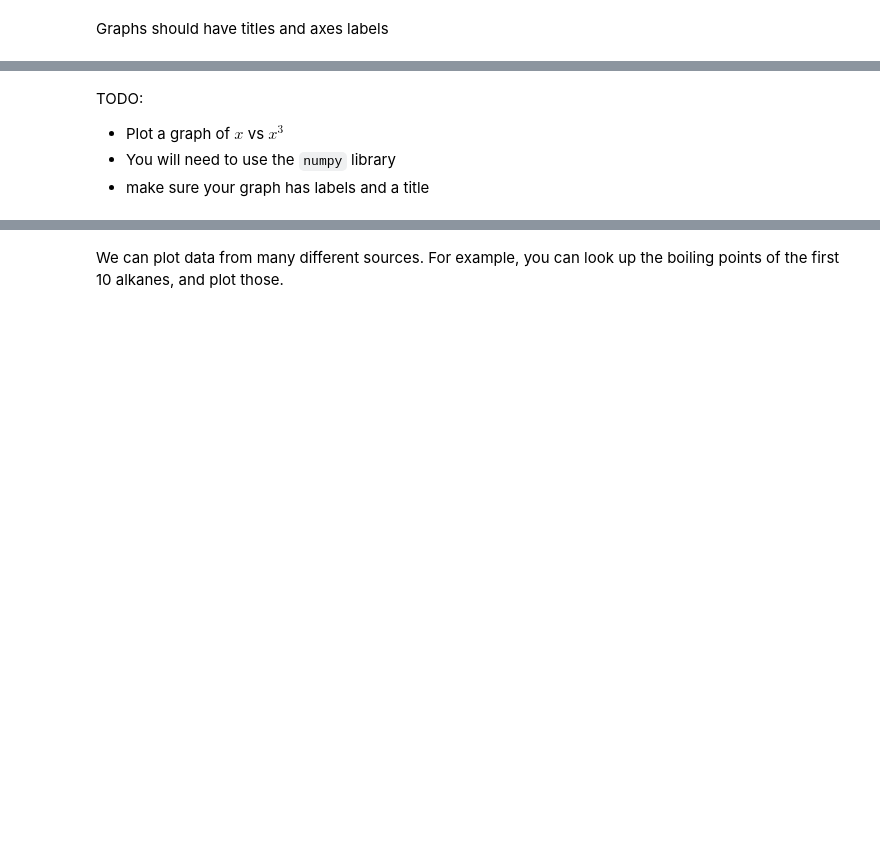
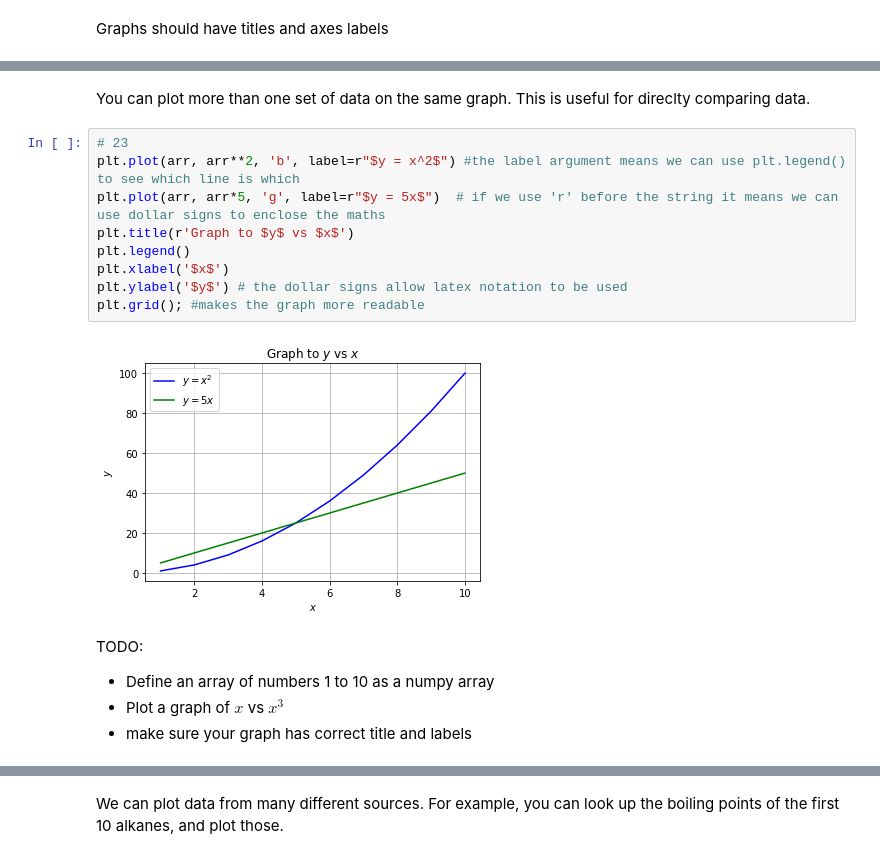
Before and after one commit to jogrundy/Wellington, a Jupyter notebook: Lesson_4.ipynb, the cells around one changed output, grey strips where cells are left out. Saved outputs shown, nothing was run; the diff lists cells and outputs as text; blank space fills up the shorter version.

```diff
--- a/Lesson_4.ipynb
+++ b/Lesson_4.ipynb
@@ -189,7 +175,20 @@ Text(0, 0.5, '$arr^2$')
 [figure]
+# %% [markdown]
+You can plot more than one set of data on the same graph. This is useful for direclty comparing data.
+# %%
+# 23
+plt.plot(arr, arr**2, 'b', label=r"$y = x^2$") #the label argument means we can use plt.legend() to see which line is which
+plt.plot(arr, arr*5, 'g', label=r"$y = 5x$")  # if we use 'r' before the string it means we can use dollar signs to enclose the maths
+plt.title(r'Graph to $y$ vs $x$')
+plt.legend()
+plt.xlabel('$x$')
+plt.ylabel('$y$') # the dollar signs allow latex notation to be used
+plt.grid(); #makes the graph more readable
+# %% [output]
+[figure, added]
 # %% [markdown]
 TODO:
+- Define an array of numbers 1 to 10 as a numpy array
 - Plot a graph of $x$ vs $x^3$
-- You will need to use the `numpy` library
-- make sure your graph has labels and a title
+- make sure your graph has correct title and labels
 # %%
```
Also changed, not shown: parts of 51 cells of this notebook, 1 other file.
